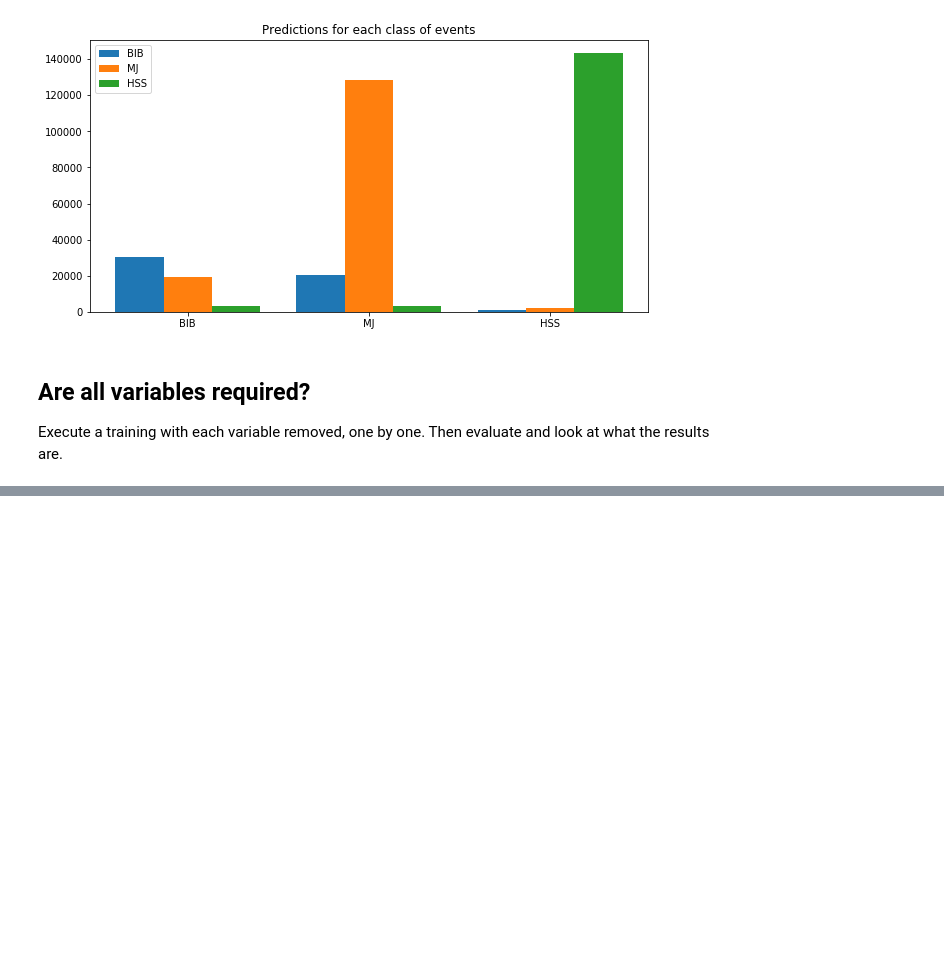
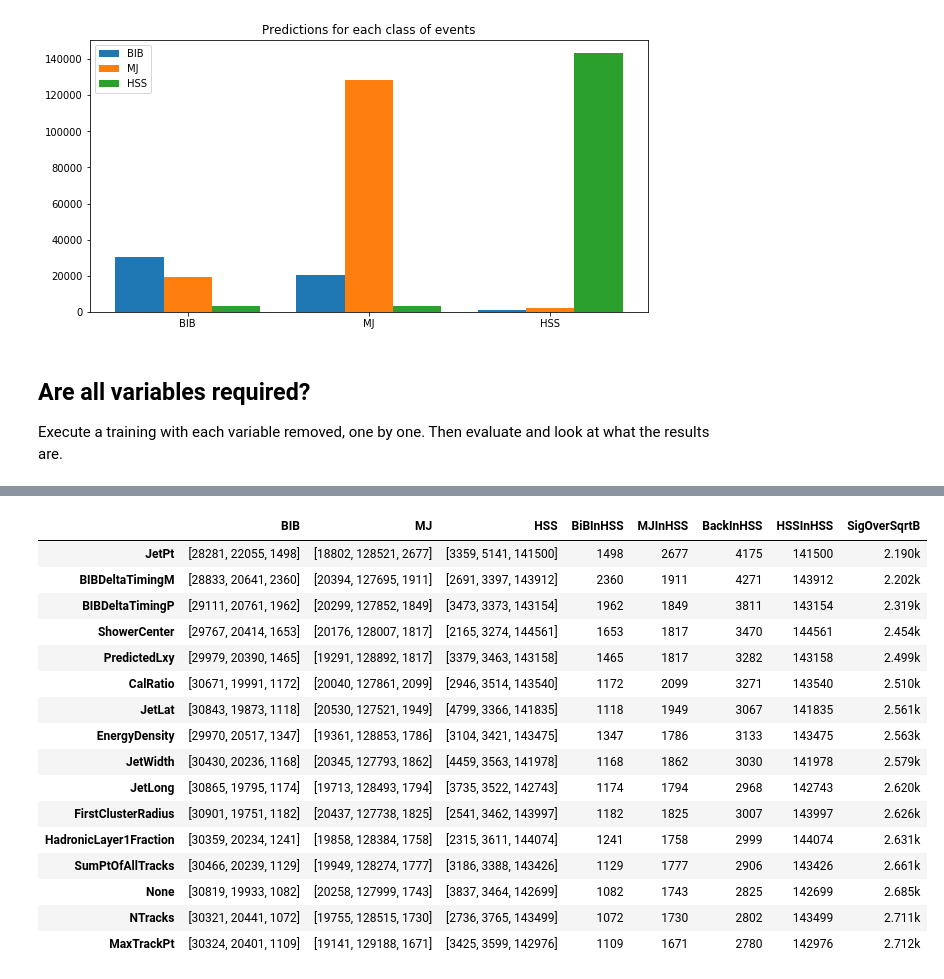
Before and after one commit to gordonwatts/JetCutStudies, a Jupyter notebook: notebooks/BDT Training Test.ipynb, the cells around one changed output, grey strips where cells are left out. Cells and saved outputs as stored; diff of their text form; code cells hidden in the pictures; blank space fills up the shorter version.

```diff
--- a/notebooks/BDT Training Test.ipynb
+++ b/notebooks/BDT Training Test.ipynb
@@ -326,0 +377,5 @@ result.sort_values(by='SigOSqrtB')
+# %%
+%%time
+training_vars_removed_1 = list(set(default_training_variable_list) - set(["PredictedLz"]))
+remove_two_variable = calc_SSqrtB_Removed_Variables(bib, multijet, signal, training_vars_removed_1)
+remove_two_variable
@@ -326,0 +384,20 @@ result.sort_values(by='SigOSqrtB')
+# %%
+remove_two_variable
+# %% [output]
+|  | BIB | MJ | HSS | BiBInHSS | MJInHSS | BackInHSS | HSSInHSS | SigOverSqrtB |
+| JetPt | [28281, 22055, 1498] | [18802, 128521, 2677] | [3359, 5141, 141500] | 1498 | 2677 | 4175 | 141500 | 2.190k |
+| BIBDeltaTimingM | [28833, 20641, 2360] | [20394, 127695, 1911] | [2691, 3397, 143912] | 2360 | 1911 | 4271 | 143912 | 2.202k |
+| BIBDeltaTimingP | [29111, 20761, 1962] | [20299, 127852, 1849] | [3473, 3373, 143154] | 1962 | 1849 | 3811 | 143154 | 2.319k |
+| ShowerCenter | [29767, 20414, 1653] | [20176, 128007, 1817] | [2165, 3274, 144561] | 1653 | 1817 | 3470 | 144561 | 2.454k |
+| PredictedLxy | [29979, 20390, 1465] | [19291, 128892, 1817] | [3379, 3463, 143158] | 1465 | 1817 | 3282 | 143158 | 2.499k |
+| CalRatio | [30671, 19991, 1172] | [20040, 127861, 2099] | [2946, 3514, 143540] | 1172 | 2099 | 3271 | 143540 | 2.510k |
+| JetLat | [30843, 19873, 1118] | [20530, 127521, 1949] | [4799, 3366, 141835] | 1118 | 1949 | 3067 | 141835 | 2.561k |
+| EnergyDensity | [29970, 20517, 1347] | [19361, 128853, 1786] | [3104, 3421, 143475] | 1347 | 1786 | 3133 | 143475 | 2.563k |
+| JetWidth | [30430, 20236, 1168] | [20345, 127793, 1862] | [4459, 3563, 141978] | 1168 | 1862 | 3030 | 141978 | 2.579k |
+| JetLong | [30865, 19795, 1174] | [19713, 128493, 1794] | [3735, 3522, 142743] | 1174 | 1794 | 2968 | 142743 | 2.620k |
+| FirstClusterRadius | [30901, 19751, 1182] | [20437, 127738, 1825] | [2541, 3462, 143997] | 1182 | 1825 | 3007 | 143997 | 2.626k |
+| HadronicLayer1Fraction | [30359, 20234, 1241] | [19858, 128384, 1758] | [2315, 3611, 144074] | 1241 | 1758 | 2999 | 144074 | 2.631k |
+| SumPtOfAllTracks | [30466, 20239, 1129] | [19949, 128274, 1777] | [3186, 3388, 143426] | 1129 | 1777 | 2906 | 143426 | 2.661k |
+| None | [30819, 19933, 1082] | [20258, 127999, 1743] | [3837, 3464, 142699] | 1082 | 1743 | 2825 | 142699 | 2.685k |
+| NTracks | [30321, 20441, 1072] | [19755, 128515, 1730] | [2736, 3765, 143499] | 1072 | 1730 | 2802 | 143499 | 2.711k |
+| MaxTrackPt | [30324, 20401, 1109] | [19141, 129188, 1671] | [3425, 3599, 142976] | 1109 | 1671 | 2780 | 142976 | 2.712k |
```
Also changed, not shown: parts of 13 cells of this notebook.
